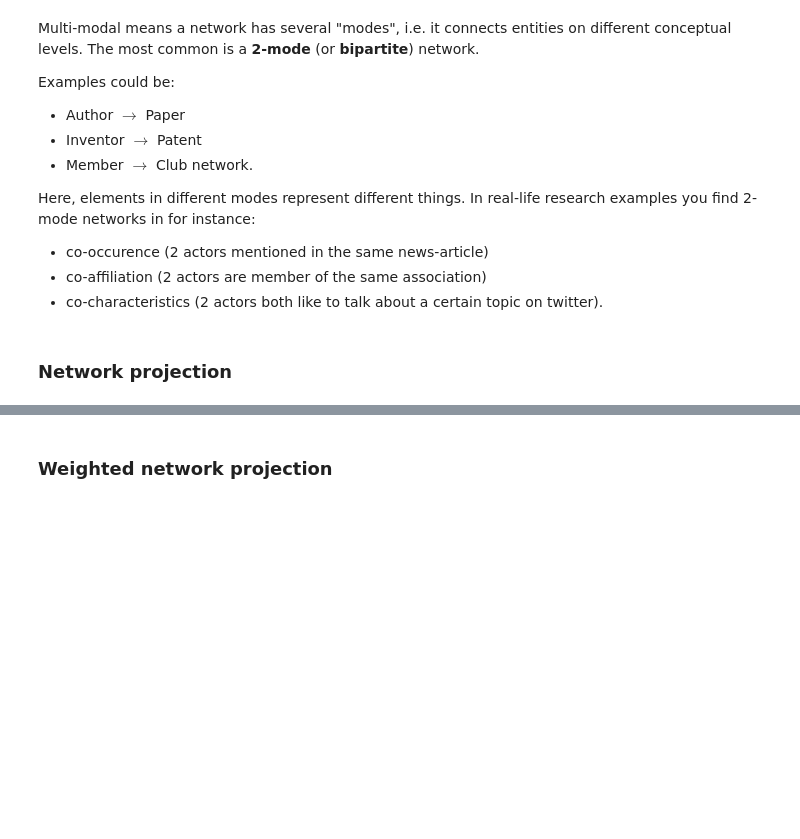
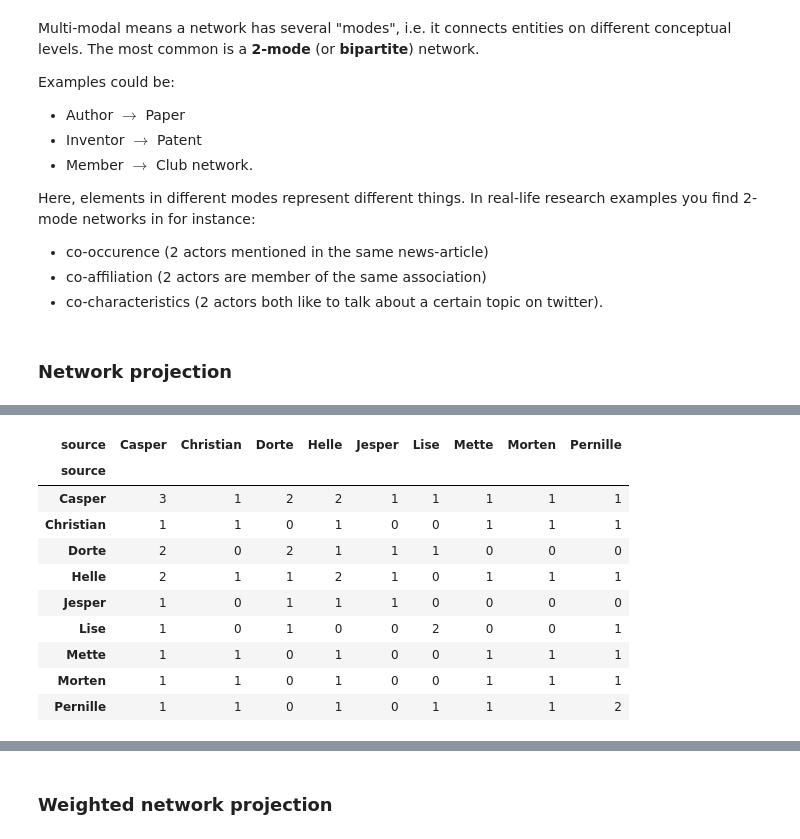
Before and after one commit to NadiaHolmlund/BDS_M2_Exam_Notes, a Jupyter notebook: BDS_M2_Exam_Notes.ipynb, the cells around one changed output, grey strips where cells are left out. Cells and saved outputs as stored; diff of their text form; code cells hidden in the pictures; blank space fills up the shorter version.

```diff
--- a/BDS_M2_Exam_Notes.ipynb
+++ b/BDS_M2_Exam_Notes.ipynb
@@ -453,0 +438,4 @@ Mergin the dataframe with itself based on one of the nodes as key, deleting self
+# %%
+# Example: pull the edges from the networkx graph object and turn it into a pandas edgelist (dataframe)
+# pull edges
+edges_df = nx.to_pandas_edgelist(B)
@@ -453,0 +463,3 @@ Mergin the dataframe with itself based on one of the nodes as key, deleting self
+# %%
+# create matrix from edges
+adj_df = pd.crosstab(edges_df.source, edges_df.target)
@@ -453,0 +480,17 @@ Mergin the dataframe with itself based on one of the nodes as key, deleting self
+# %%
+# Projecting with dot-product
+pd.DataFrame(np.dot(adj_df, adj_df.T),
+             index=adj_df.index,
+             columns=adj_df.index)
+# %% [output]
+| source | Casper | Christian | Dorte | Helle | Jesper | Lise | Mette | Morten | Pernille |
+| source |  |  |  |  |  |  |  |  |  |
+| Casper | 3 | 1 | 2 | 2 | 1 | 1 | 1 | 1 | 1 |
+| Christian | 1 | 1 | 0 | 1 | 0 | 0 | 1 | 1 | 1 |
+| Dorte | 2 | 0 | 2 | 1 | 1 | 1 | 0 | 0 | 0 |
+| Helle | 2 | 1 | 1 | 2 | 1 | 0 | 1 | 1 | 1 |
+| Jesper | 1 | 0 | 1 | 1 | 1 | 0 | 0 | 0 | 0 |
+| Lise | 1 | 0 | 1 | 0 | 0 | 2 | 0 | 0 | 1 |
+| Mette | 1 | 1 | 0 | 1 | 0 | 0 | 1 | 1 | 1 |
+| Morten | 1 | 1 | 0 | 1 | 0 | 0 | 1 | 1 | 1 |
+| Pernille | 1 | 1 | 0 | 1 | 0 | 1 | 1 | 1 | 2 |
```
Also changed, not shown: parts of 54 cells of this notebook.
